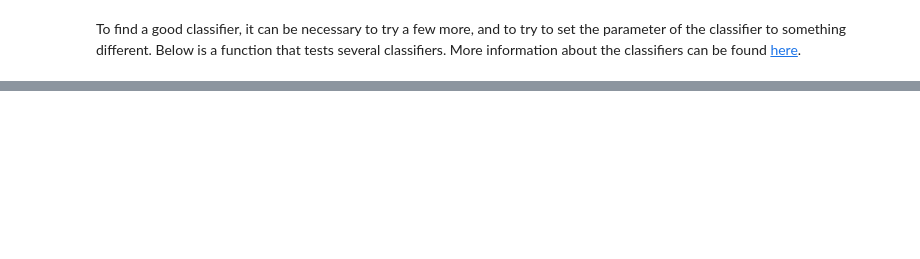
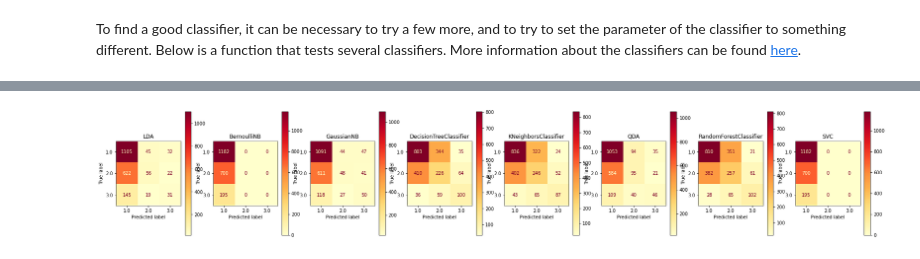
Before and after one commit to maur1/wid_2022_oceanhub_cognite, a Jupyter notebook: coral_bleaching/classification_v1.ipynb, the cells around one changed output, grey strips where cells are left out. Cells and saved outputs as stored; diff of their text form; code cells hidden in the pictures; blank space fills up the shorter version.

```diff
--- a/coral_bleaching/classification_v1.ipynb
+++ b/coral_bleaching/classification_v1.ipynb
@@ -529,0 +563,13 @@ BEST ACCURACY = 0.5690900337024555       BernoulliNB
+# %%
+def plot_confusion_matrix_for_multiple_classifiers(classifiers, names):
+    fig, axes = plt.subplots(1, len(classifiers), figsize=(30, 5))
+    for i in range(len(classifiers)):
+        clf = classifiers[i]
+        name = names[i]
+        clf.fit(X_train, y_train)
+        plot_confusion_matrix(clf, X_test, y_test, ax=axes[i], cmap="YlOrRd")
+        axes[i].set_title(name)
+    plt.show()
+plot_confusion_matrix_for_multiple_classifiers(classifiers, names)
+# %% [output]
+[figure, added]
```
Also changed, not shown: parts of 27 cells of this notebook.
